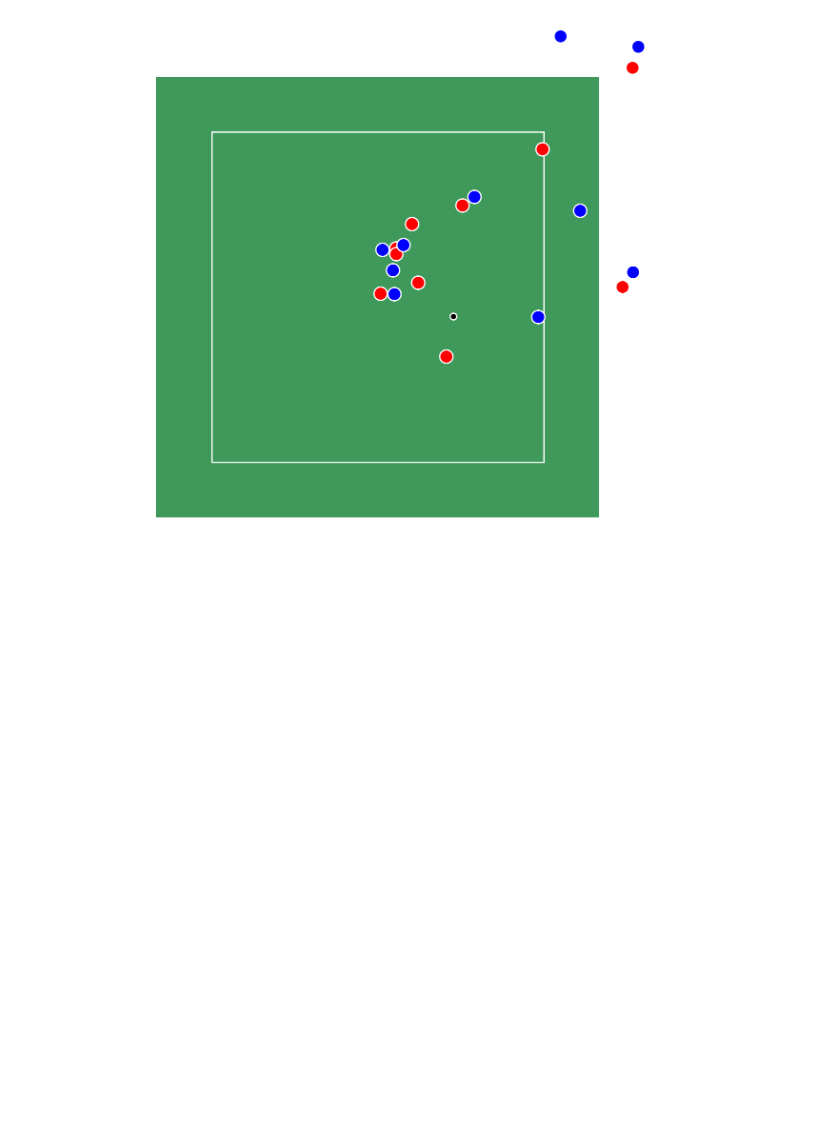
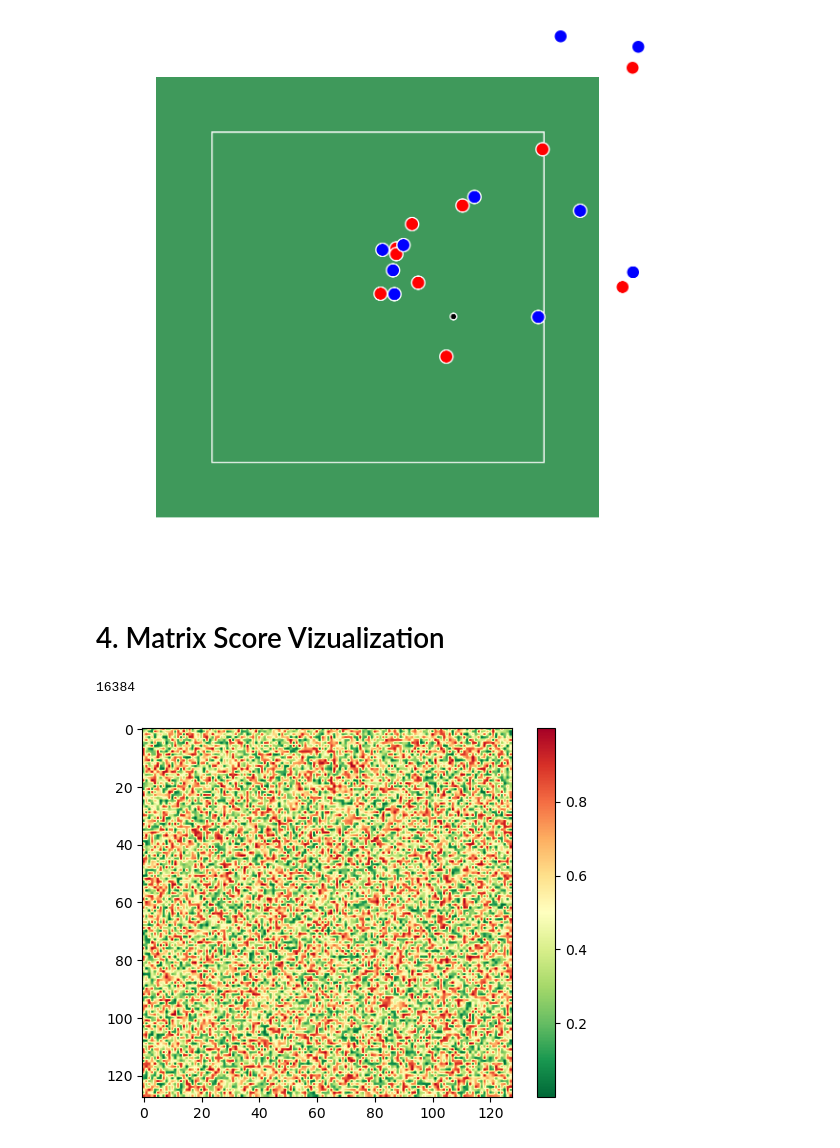
Before and after one commit to mcachosoblechero/MagicNFL, a Jupyter notebook: exploration/exploratory_data_analysis.ipynb, the cells around one changed output. Saved outputs shown, nothing was run; the diff lists cells and outputs as text; code cells hidden in the pictures; blank space fills up the shorter version.

```diff
--- a/exploration/exploratory_data_analysis.ipynb
+++ b/exploration/exploratory_data_analysis.ipynb
@@ -628,3 +664,25 @@ animatePlay_Generic(team1, team2, ball, drawPocket())
 # %% [output]
 [interactive output not drawn]
 [figure]
+# %% [markdown]
+# 4. Matrix Score Vizualization
+# %%
+# Generate a list of 5000 int between 1200,5500
+M = 16384
+myList = [random.uniform(0,1)  for i in range(0,M)]
+print(len(myList))
+
+# Convert to 128 x 128 list by slicing
+n = 128
+newList = [myList[i:i+n] for i in range(0, len(myList), n)]
+
+# Convert to 50 x 100 numpy array
+nArray = np.array(newList)
+
+a11=nArray.reshape(128,128)
+plt.imshow(a11, cmap = matplotlib.cm.get_cmap('RdYlGn_r'))
+plt.colorbar()
+plt.show()
+# %% [output]
+16384
+[figure, added]
```
Also changed, not shown: parts of 8 cells of this notebook.
